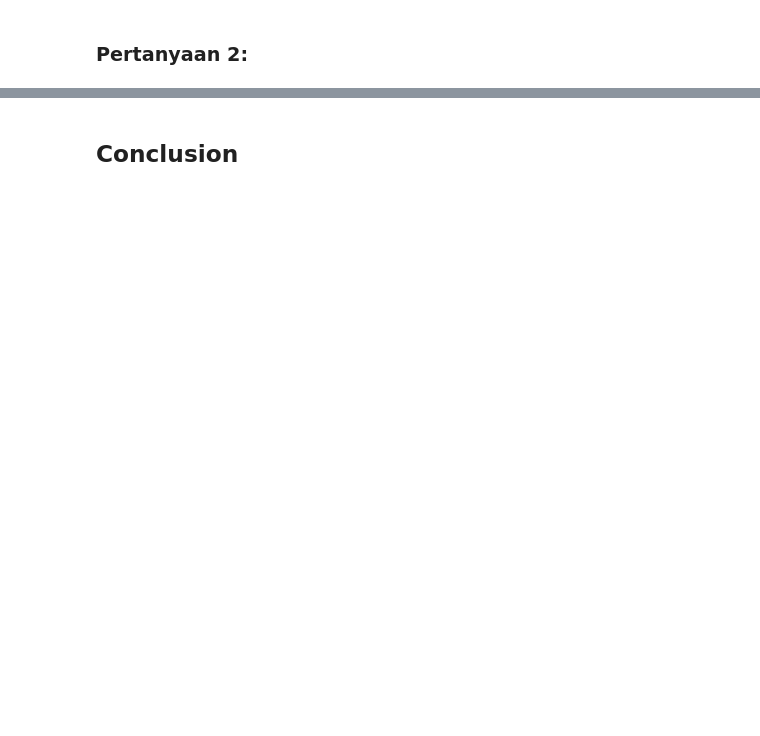
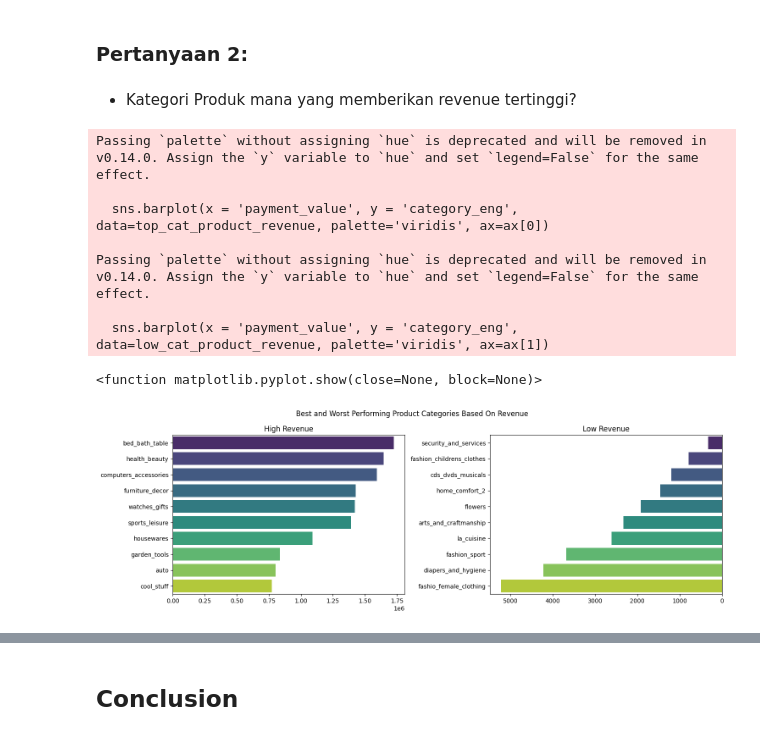
Before and after one commit to adeal25/EDA_Ecommerce, a Jupyter notebook: Proyek_Analisis_Data.ipynb, the cells around one changed output, grey strips where cells are left out. Drawn from its saved outputs; the diff is of its cells as text; code cells hidden in the pictures; blank space fills up the shorter version.

```diff
--- a/Proyek_Analisis_Data.ipynb
+++ b/Proyek_Analisis_Data.ipynb
@@ -34,2 +943,38 @@ import pandas as pd
 # %% [markdown]
 ### Pertanyaan 2:
+# %% [markdown]
+- Kategori Produk mana yang memberikan revenue tertinggi?
+# %%
+
+fig, ax = plt.subplots(nrows= 1, ncols= 2, figsize=(15, 5))
+
+all_df.rename(columns={
+    "product_category_name_english" : "category_eng"
+}, inplace=True)
+
+top_cat_product_revenue = all_df.groupby(by=['category_eng']).payment_value.sum().reset_index().sort_values(by='payment_value', ascending = False).head(10)
+sns.barplot(x = 'payment_value', y = 'category_eng', data=top_cat_product_revenue, palette='viridis', ax=ax[0])
+ax[0].set_xlabel(None)
+ax[0].set_ylabel(None)
+ax[0].set_title('High Revenue')
+
+low_cat_product_revenue = all_df.groupby(by=['category_eng']).payment_value.sum().reset_index().sort_values(by='payment_value', ascending = True).head(10)
+sns.barplot(x = 'payment_value', y = 'category_eng', data=low_cat_product_revenue, palette='viridis', ax=ax[1])
+ax[1].set_xlabel(None)
+ax[1].set_ylabel(None)
+ax[1].invert_xaxis()
+ax[1].set_title('Low Revenue')
+
+plt.suptitle('Best and Worst Performing Product Categories Based On Revenue')
+plt.tight_layout(pad = 1)
+plt.show
+# %% [output]
+Passing `palette` without assigning `hue` is deprecated and will be removed in v0.14.0. Assign the `y` variable to `hue` and set `legend=False` for the same effect.
+
+  sns.barplot(x = 'payment_value', y = 'category_eng', data=top_cat_product_revenue, palette='viridis', ax=ax[0])
+
+Passing `palette` without assigning `hue` is deprecated and will be removed in v0.14.0. Assign the `y` variable to `hue` and set `legend=False` for the same effect.
+
+  sns.barplot(x = 'payment_value', y = 'category_eng', data=low_cat_product_revenue, palette='viridis', ax=ax[1])
+<function matplotlib.pyplot.show(close=None, block=None)>
+[figure, added]
```
Also changed, not shown: parts of 139 cells of this notebook, 4 other files.
